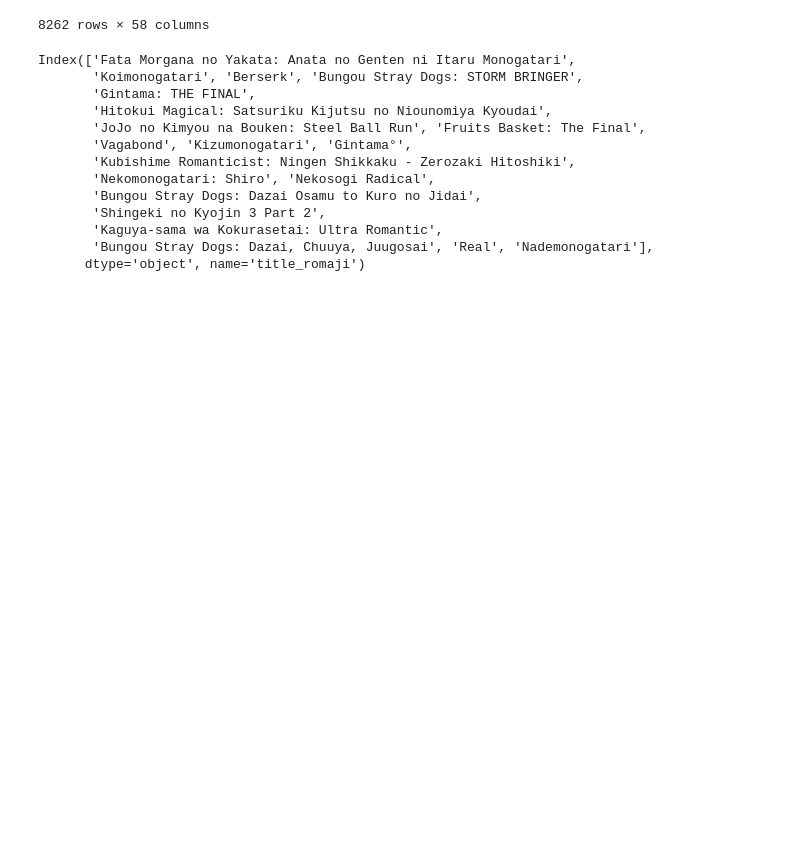
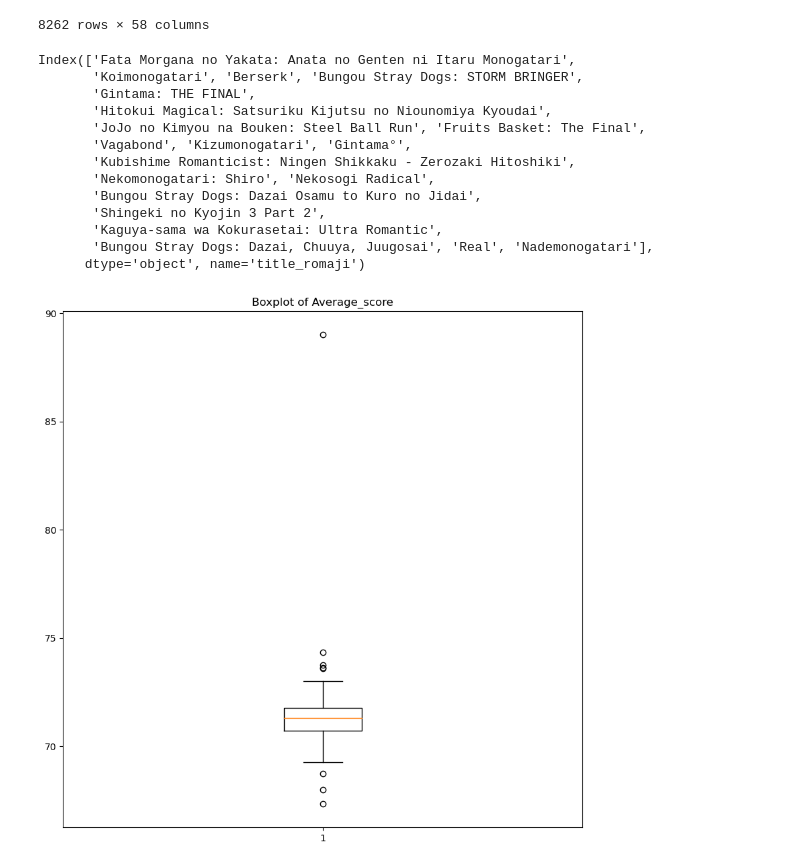
Before and after one commit to doyoung-umich/pj_otaku, a Jupyter notebook: Henry/henry_notebook_01.ipynb, the cells around one changed output. Drawn from its saved outputs; the diff is of its cells as text; code cells hidden in the pictures; blank space fills up the shorter version.

```diff
--- a/Henry/henry_notebook_01.ipynb
+++ b/Henry/henry_notebook_01.ipynb
@@ -584,3 +587,10 @@ Index(['Fata Morgana no Yakata: Anata no Genten ni Itaru Monogatari',
        'Kaguya-sama wa Kokurasetai: Ultra Romantic',
        'Bungou Stray Dogs: Dazai, Chuuya, Juugosai', 'Real', 'Nademonogatari'],
       dtype='object', name='title_romaji')
+# %%
+plt.figure(figsize=(10,10))
+plt.boxplot(titles_df_ts_02['average_score'])
+plt.title('Boxplot of Average Score')
+plt.show()
+# %% [output]
+[figure, added]
```
Also changed, not shown: parts of 19 cells of this notebook.
